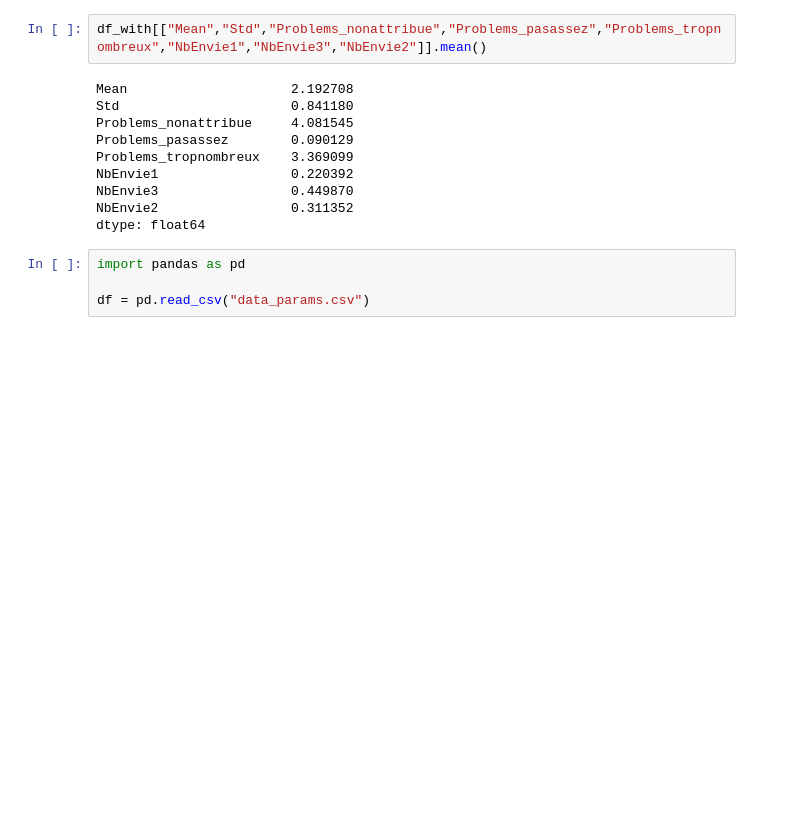
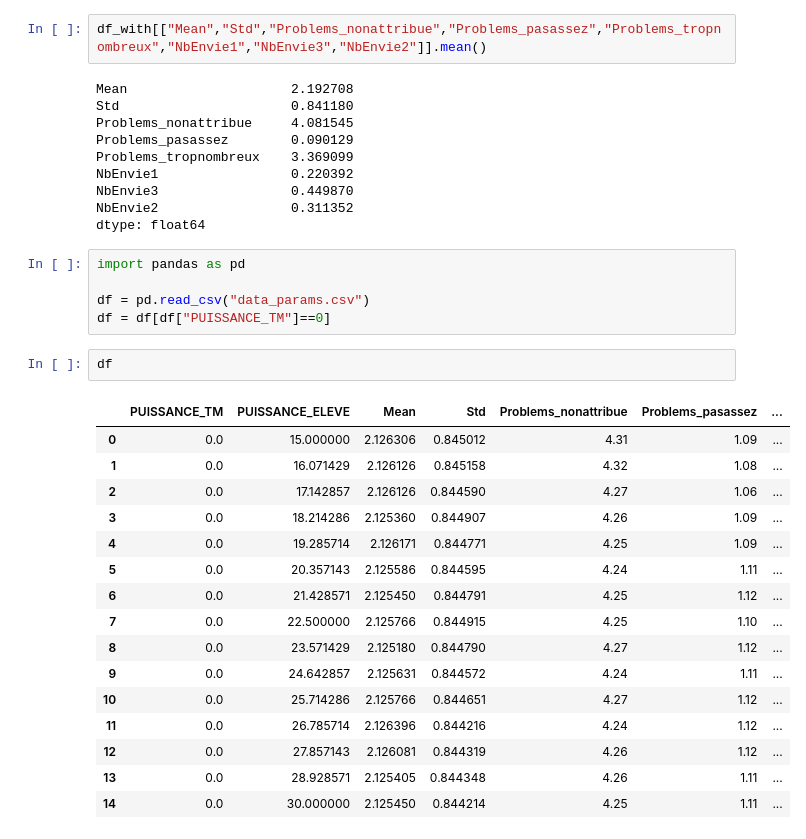
Before and after one commit to RadoTheProgrammer/TM-code, a Jupyter notebook: Untitled-1.ipynb, the cells around one changed output. Drawn from its saved outputs; the diff is of its cells as text; blank space fills up the shorter version.

```diff
--- a/Untitled-1.ipynb
+++ b/Untitled-1.ipynb
@@ -66,3 +66,23 @@ dtype: float64
 import pandas as pd
 
 df = pd.read_csv("data_params.csv")
+df = df[df["PUISSANCE_TM"]==0]
+# %%
+df
+# %% [output]
+|  | PUISSANCE_TM | PUISSANCE_ELEVE | Mean | Std | Problems_nonattribue | Problems_pasassez | ... |
+| 0 | 0.0 | 15.000000 | 2.126306 | 0.845012 | 4.31 | 1.09 | ... |
+| 1 | 0.0 | 16.071429 | 2.126126 | 0.845158 | 4.32 | 1.08 | ... |
+| 2 | 0.0 | 17.142857 | 2.126126 | 0.844590 | 4.27 | 1.06 | ... |
+| 3 | 0.0 | 18.214286 | 2.125360 | 0.844907 | 4.26 | 1.09 | ... |
+| 4 | 0.0 | 19.285714 | 2.126171 | 0.844771 | 4.25 | 1.09 | ... |
+| 5 | 0.0 | 20.357143 | 2.125586 | 0.844595 | 4.24 | 1.11 | ... |
+| 6 | 0.0 | 21.428571 | 2.125450 | 0.844791 | 4.25 | 1.12 | ... |
+| 7 | 0.0 | 22.500000 | 2.125766 | 0.844915 | 4.25 | 1.10 | ... |
+| 8 | 0.0 | 23.571429 | 2.125180 | 0.844790 | 4.27 | 1.12 | ... |
+| 9 | 0.0 | 24.642857 | 2.125631 | 0.844572 | 4.24 | 1.11 | ... |
+| 10 | 0.0 | 25.714286 | 2.125766 | 0.844651 | 4.27 | 1.12 | ... |
+| 11 | 0.0 | 26.785714 | 2.126396 | 0.844216 | 4.24 | 1.12 | ... |
+| 12 | 0.0 | 27.857143 | 2.126081 | 0.844319 | 4.26 | 1.12 | ... |
+| 13 | 0.0 | 28.928571 | 2.125405 | 0.844348 | 4.26 | 1.11 | ... |
+| 14 | 0.0 | 30.000000 | 2.125450 | 0.844214 | 4.25 | 1.11 | ... |
```
Also changed, not shown: parts of 1 cell of this notebook.
